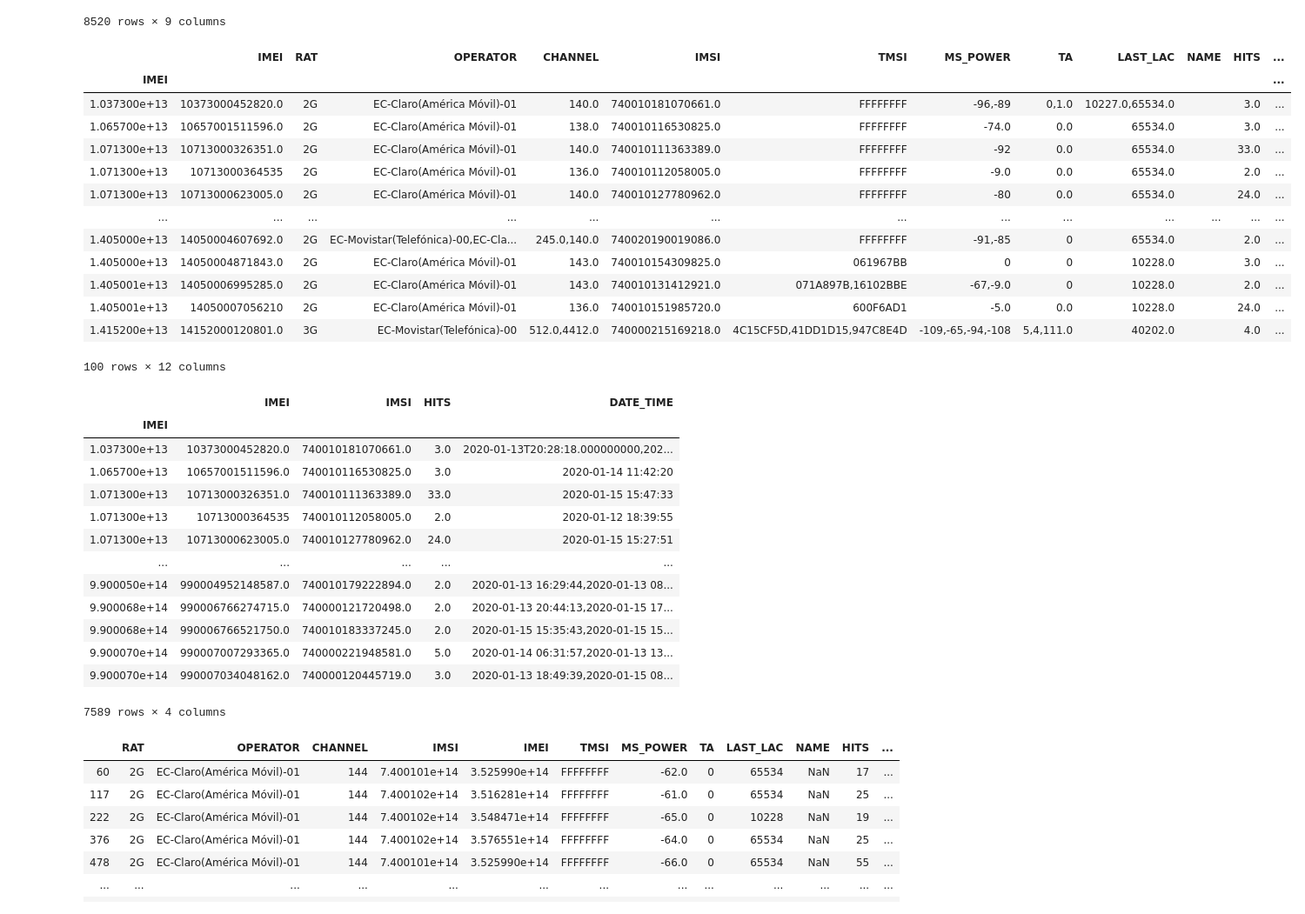
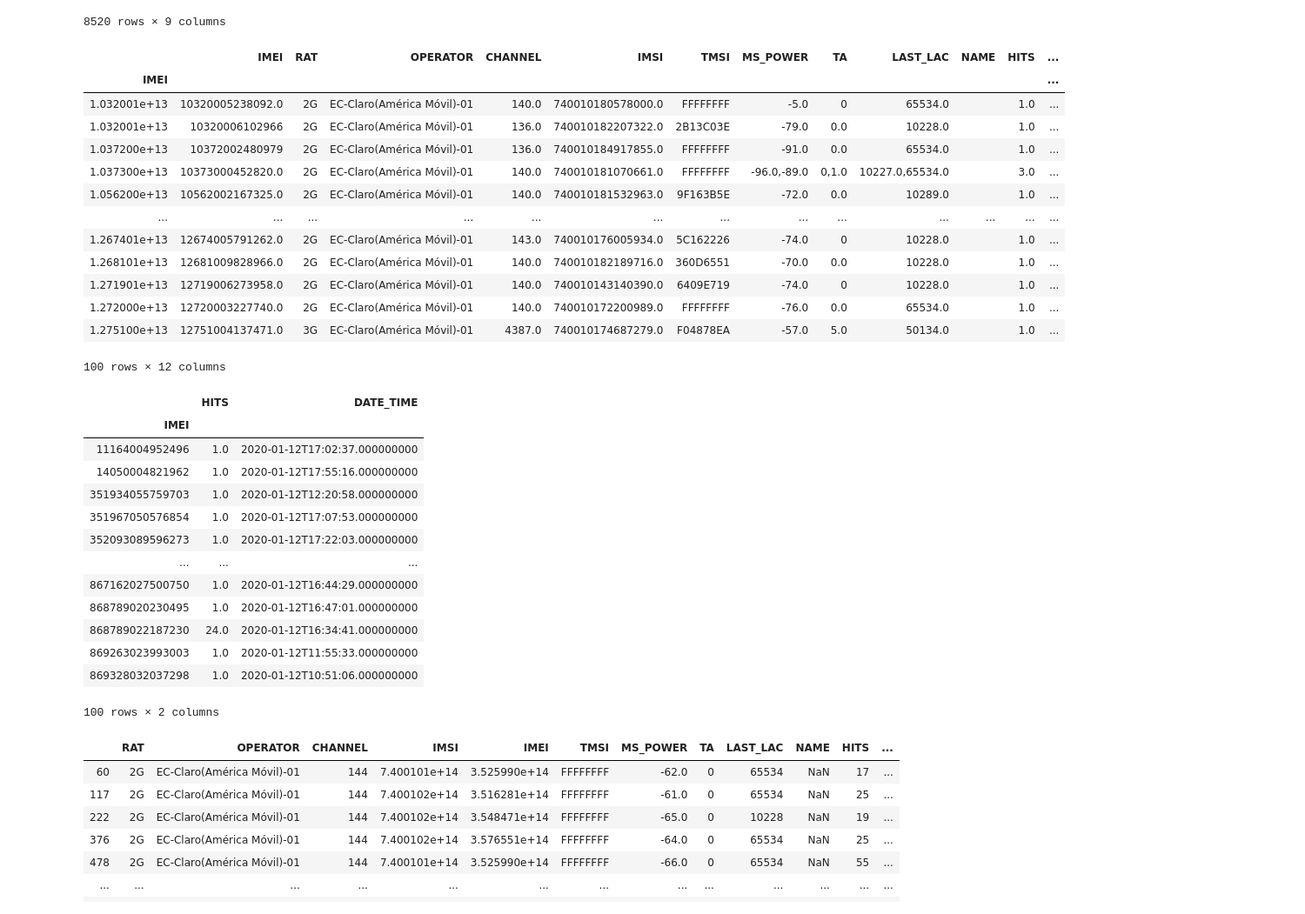
Before and after one commit to Dumaru/ExcelReports, a Jupyter notebook: Telefonia.ipynb, the cells around one changed output. Shown at 87% size. Saved outputs shown, nothing was run; the diff lists cells and outputs as text; code cells hidden in the pictures.

```diff
--- a/Telefonia.ipynb
+++ b/Telefonia.ipynb
@@ -854,67 +854,79 @@ Wall time: 1min 12s
 # %%
 def getGroupedByEmais(df: pd.DataFrame):
     # Returns a df with grouped and aggregated values
     def joinValues(series):
         return ','.join(map(str,series[series.notnull()].unique()))
     groupedDf = df.groupby('IMEI').agg(
         IMEI=pd.NamedAgg(column='IMEI', aggfunc=joinValues),
         RAT=pd.NamedAgg(column='RAT', aggfunc=joinValues),
         OPERATOR=pd.NamedAgg(column='OPERATOR', aggfunc=joinValues),
         CHANNEL=pd.NamedAgg(column='CHANNEL', aggfunc=joinValues),
         IMSI=pd.NamedAgg(column='IMSI', aggfunc=joinValues),
         TMSI=pd.NamedAgg(column='TMSI', aggfunc=joinValues),
         MS_POWER=pd.NamedAgg(column='MS_POWER', aggfunc=joinValues),
         TA=pd.NamedAgg(column='TA', aggfunc=joinValues),
         LAST_LAC=pd.NamedAgg(column='LAST_LAC', aggfunc=joinValues),
         NAME=pd.NamedAgg(column='NAME', aggfunc=joinValues),
         HITS=pd.NamedAgg(column='HITS', aggfunc='sum'),
         DATE_TIME=pd.NamedAgg(column='DATE_TIME', aggfunc=joinValues),
     )
     return groupedDf
-getGroupedByEmais(allData).head(100)
+temp = getGroupedByEmais(allData).head(100)
+temp
 # %% [output]
 |  | IMEI | RAT | OPERATOR | CHANNEL | IMSI | TMSI | MS_POWER | TA | LAST_LAC | NAME | HITS | ... |
 | IMEI |  |  |  |  |  |  |  |  |  |  |  | ... |
-| 1.037300e+13 | 10373000452820.0 | 2G | EC-Claro(América Móvil)-01 | 140.0 | 740010181070661.0 | FFFFFFFF | -96,-89 | 0,1.0 | 10227.0,65534.0 |  | 3.0 | ... |
-| 1.065700e+13 | 10657001511596.0 | 2G | EC-Claro(América Móvil)-01 | 138.0 | 740010116530825.0 | FFFFFFFF | -74.0 | 0.0 | 65534.0 |  | 3.0 | ... |
-| 1.071300e+13 | 10713000326351.0 | 2G | EC-Claro(América Móvil)-01 | 140.0 | 740010111363389.0 | FFFFFFFF | -92 | 0.0 | 65534.0 |  | 33.0 | ... |
-| 1.071300e+13 | 10713000364535 | 2G | EC-Claro(América Móvil)-01 | 136.0 | 740010112058005.0 | FFFFFFFF | -9.0 | 0.0 | 65534.0 |  | 2.0 | ... |
-| 1.071300e+13 | 10713000623005.0 | 2G | EC-Claro(América Móvil)-01 | 140.0 | 740010127780962.0 | FFFFFFFF | -80 | 0.0 | 65534.0 |  | 24.0 | ... |
+| 1.032001e+13 | 10320005238092.0 | 2G | EC-Claro(América Móvil)-01 | 140.0 | 740010180578000.0 | FFFFFFFF | -5.0 | 0 | 65534.0 |  | 1.0 | ... |
+| 1.032001e+13 | 10320006102966 | 2G | EC-Claro(América Móvil)-01 | 136.0 | 740010182207322.0 | 2B13C03E | -79.0 | 0.0 | 10228.0 |  | 1.0 | ... |
+| 1.037200e+13 | 10372002480979 | 2G | EC-Claro(América Móvil)-01 | 136.0 | 740010184917855.0 | FFFFFFFF | -91.0 | 0.0 | 65534.0 |  | 1.0 | ... |
+| 1.037300e+13 | 10373000452820.0 | 2G | EC-Claro(América Móvil)-01 | 140.0 | 740010181070661.0 | FFFFFFFF | -96.0,-89.0 | 0,1.0 | 10227.0,65534.0 |  | 3.0 | ... |
+| 1.056200e+13 | 10562002167325.0 | 2G | EC-Claro(América Móvil)-01 | 140.0 | 740010181532963.0 | 9F163B5E | -72.0 | 0.0 | 10289.0 |  | 1.0 | ... |
 | ... | ... | ... | ... | ... | ... | ... | ... | ... | ... | ... | ... | ... |
-| 1.405000e+13 | 14050004607692.0 | 2G | EC-Movistar(Telefónica)-00,EC-Cla... | 245.0,140.0 | 740020190019086.0 | FFFFFFFF | -91,-85 | 0 | 65534.0 |  | 2.0 | ... |
-| 1.405000e+13 | 14050004871843.0 | 2G | EC-Claro(América Móvil)-01 | 143.0 | 740010154309825.0 | 061967BB | 0 | 0 | 10228.0 |  | 3.0 | ... |
-| 1.405001e+13 | 14050006995285.0 | 2G | EC-Claro(América Móvil)-01 | 143.0 | 740010131412921.0 | 071A897B,16102BBE | -67,-9.0 | 0 | 10228.0 |  | 2.0 | ... |
-| 1.405001e+13 | 14050007056210 | 2G | EC-Claro(América Móvil)-01 | 136.0 | 740010151985720.0 | 600F6AD1 | -5.0 | 0.0 | 10228.0 |  | 24.0 | ... |
-| 1.415200e+13 | 14152000120801.0 | 3G | EC-Movistar(Telefónica)-00 | 512.0,4412.0 | 740000215169218.0 | 4C15CF5D,41DD1D15,947C8E4D | -109,-65,-94,-108 | 5,4,111.0 | 40202.0 |  | 4.0 | ... |
+| 1.267401e+13 | 12674005791262.0 | 2G | EC-Claro(América Móvil)-01 | 143.0 | 740010176005934.0 | 5C162226 | -74.0 | 0 | 10228.0 |  | 1.0 | ... |
+| 1.268101e+13 | 12681009828966.0 | 2G | EC-Claro(América Móvil)-01 | 140.0 | 740010182189716.0 | 360D6551 | -70.0 | 0.0 | 10228.0 |  | 1.0 | ... |
+| 1.271901e+13 | 12719006273958.0 | 2G | EC-Claro(América Móvil)-01 | 140.0 | 740010143140390.0 | 6409E719 | -74.0 | 0 | 10228.0 |  | 1.0 | ... |
+| 1.272000e+13 | 12720003227740.0 | 2G | EC-Claro(América Móvil)-01 | 140.0 | 740010172200989.0 | FFFFFFFF | -76.0 | 0.0 | 65534.0 |  | 1.0 | ... |
+| 1.275100e+13 | 12751004137471.0 | 3G | EC-Claro(América Móvil)-01 | 4387.0 | 740010174687279.0 | F04878EA | -57.0 | 5.0 | 50134.0 |  | 1.0 | ... |
 100 rows × 12 columns
 # %%
 def getGroupedByEmaisHorario(df: pd.DataFrame):
     # Returns a df with grouped and aggregated values
     def joinValues(series):
         return ','.join(map(str,series[series.notnull()].unique()))
-    groupedDf = df.groupby('IMEI').agg(
-        IMEI=pd.NamedAgg(column='IMEI', aggfunc=joinValues),
+    groupedDf = df.groupby('IMEI', as_index=True).agg(
         IMSIS=pd.NamedAgg(column='IMSI', aggfunc=joinValues),
         HITS=pd.NamedAgg(column='HITS', aggfunc='sum'),
-        DATE_TIMEs=pd.NamedAgg(column='DATE_TIME', aggfunc=joinValues)
+        DATE_TIME=pd.NamedAgg(column='DATE_TIME', aggfunc=joinValues)
     )
     return groupedDf
-getGroupedByEmaisHorario(allData)
+temp = getGroupedByEmaisHorario(allData.head(100))
+
+# Pruebas
+def getGroupedByEmaisHorario_(df: pd.DataFrame):
+    # Returns a df with grouped and aggregated values
+    def joinValues(series):
+        return ','.join(map(str,series[series.notnull()].unique()))
+    groupedDf = df.groupby('IMEI', as_index=True).agg(
+        HITS=pd.NamedAgg(column='HITS', aggfunc='sum'),
+        DATE_TIME=pd.NamedAgg(column='DATE_TIME', aggfunc=joinValues)
+    )
+    return groupedDf
+getGroupedByEmaisHorario_(temp)
 # %% [output]
-|  | IMEI | IMSI | HITS | DATE_TIME |
-| IMEI |  |  |  |  |
-| 1.037300e+13 | 10373000452820.0 | 740010181070661.0 | 3.0 | 2020-01-13T20:28:18.000000000,202... |
-| 1.065700e+13 | 10657001511596.0 | 740010116530825.0 | 3.0 | 2020-01-14 11:42:20 |
-| 1.071300e+13 | 10713000326351.0 | 740010111363389.0 | 33.0 | 2020-01-15 15:47:33 |
-| 1.071300e+13 | 10713000364535 | 740010112058005.0 | 2.0 | 2020-01-12 18:39:55 |
-| 1.071300e+13 | 10713000623005.0 | 740010127780962.0 | 24.0 | 2020-01-15 15:27:51 |
-| ... | ... | ... | ... | ... |
-| 9.900050e+14 | 990004952148587.0 | 740010179222894.0 | 2.0 | 2020-01-13 16:29:44,2020-01-13 08... |
-| 9.900068e+14 | 990006766274715.0 | 740000121720498.0 | 2.0 | 2020-01-13 20:44:13,2020-01-15 17... |
-| 9.900068e+14 | 990006766521750.0 | 740010183337245.0 | 2.0 | 2020-01-15 15:35:43,2020-01-15 15... |
-| 9.900070e+14 | 990007007293365.0 | 740000221948581.0 | 5.0 | 2020-01-14 06:31:57,2020-01-13 13... |
-| 9.900070e+14 | 990007034048162.0 | 740000120445719.0 | 3.0 | 2020-01-13 18:49:39,2020-01-15 08... |
+|  | HITS | DATE_TIME |
+| IMEI |  |  |
+| 11164004952496 | 1.0 | 2020-01-12T17:02:37.000000000 |
+| 14050004821962 | 1.0 | 2020-01-12T17:55:16.000000000 |
+| 351934055759703 | 1.0 | 2020-01-12T12:20:58.000000000 |
+| 351967050576854 | 1.0 | 2020-01-12T17:07:53.000000000 |
+| 352093089596273 | 1.0 | 2020-01-12T17:22:03.000000000 |
+| ... | ... | ... |
+| 867162027500750 | 1.0 | 2020-01-12T16:44:29.000000000 |
+| 868789020230495 | 1.0 | 2020-01-12T16:47:01.000000000 |
+| 868789022187230 | 24.0 | 2020-01-12T16:34:41.000000000 |
+| 869263023993003 | 1.0 | 2020-01-12T11:55:33.000000000 |
+| 869328032037298 | 1.0 | 2020-01-12T10:51:06.000000000 |
-7589 rows × 4 columns
+100 rows × 2 columns
 # %%
 def filterByHitsAmount(df: pd.DataFrame, amount: int):
     return df[df['HITS']>=amount]
```
Also changed, not shown: 3 other files.
